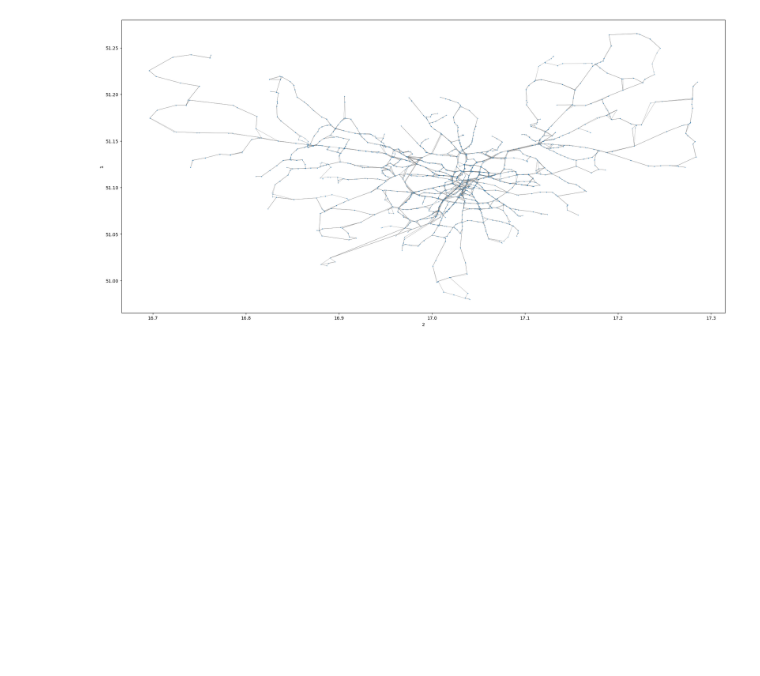
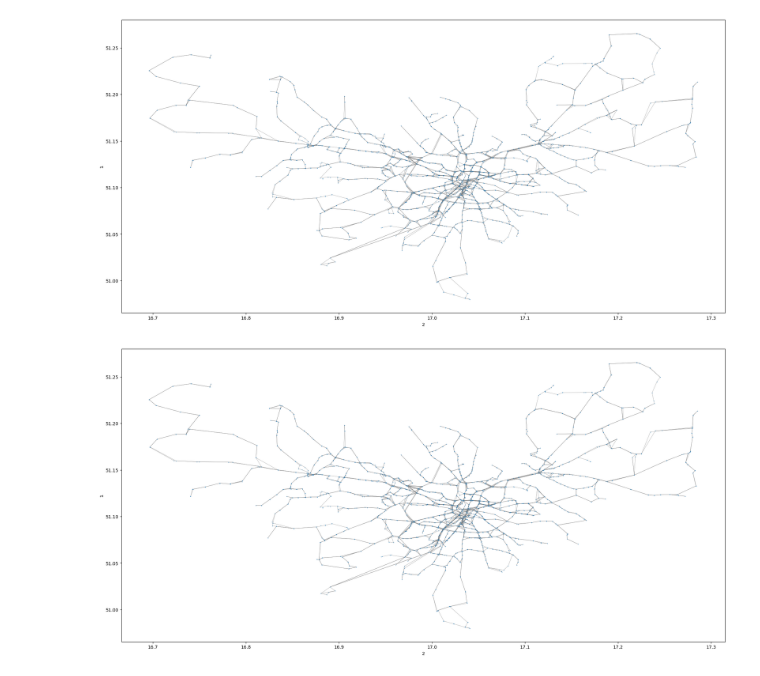
Before and after one commit to T04STER/jak-dojade, a Jupyter notebook: notes.ipynb, the cells around one changed output. Drawn from its saved outputs; the diff is of its cells as text; code cells hidden in the pictures; blank space fills up the shorter version.

```diff
--- a/notes.ipynb
+++ b/notes.ipynb
@@ -48,7 +52,7 @@ def put(n: gu.Node, e: gu.Edge):
     return None, None, None, None
 
 # draw each unique connection
-for x1, x2, y1, y2 in graph.distinct_edge_bfs(n, put):
+for x1, x2, y1, y2 in graph.distinct_edge_dfs(n, put):
     if x1:
         ax.plot([x1, x2], [y1, y2], c='gray', zorder=0.1, linewidth=0.4)
 
@@ -57,3 +61,22 @@ ax.set_aspect('equal')
 plt.show()
 # %% [output]
 [figure]
+# %%
+fig, ax = plt.subplots(figsize=(24, 18))
+stops_df.plot.scatter(x=2, y=1, s=0.2, ax=ax)
+
+def put(n: gu.Node, e: gu.Edge):
+    if e in (n.neighbours):
+        return n.longitude, e.dest.longitude, n.latitude, e.dest.latitude
+    return None, None, None, None
+
+# draw each unique connection
+for x1, x2, y1, y2 in graph.distinct_edge_bfs(n, put):
+    if x1:
+        ax.plot([x1, x2], [y1, y2], c='gray', zorder=0.1, linewidth=0.4)
+
+
+ax.set_aspect('equal')
+plt.show()
+# %% [output]
+[figure, added]
```
Also changed, not shown: parts of 4 cells of this notebook, 2 other files.
